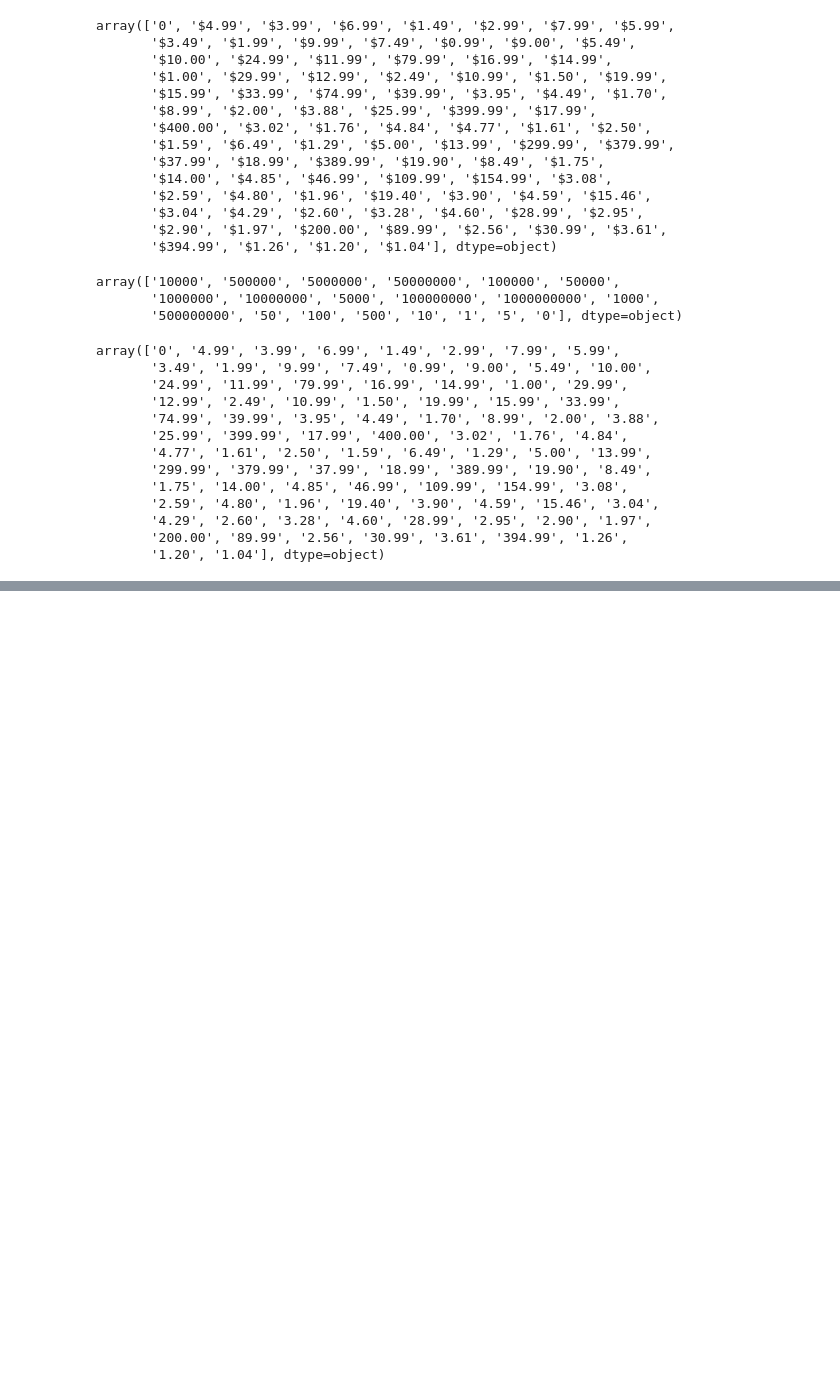
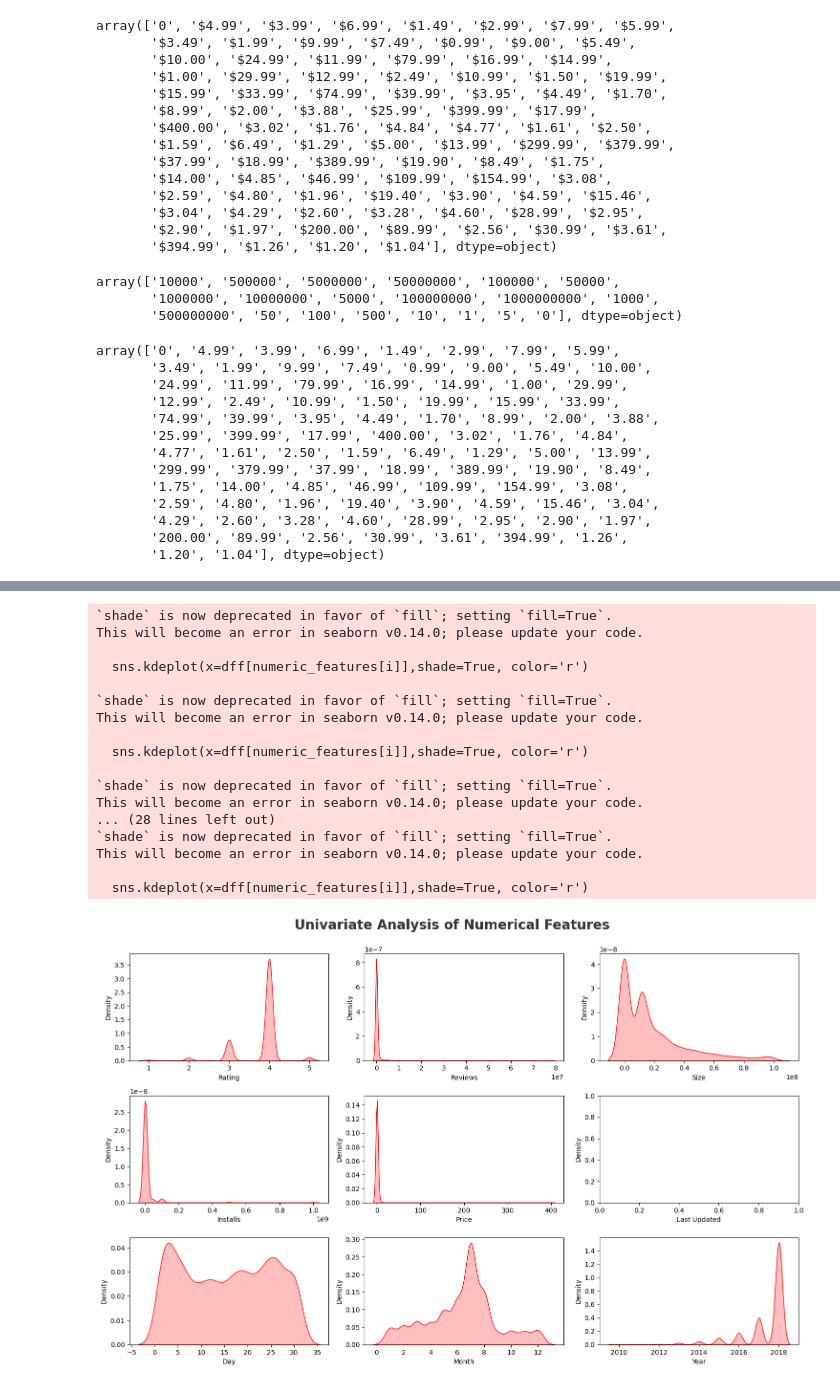
Before and after one commit to BehlimAmaan/Exploratory-Data-Analysis, a Jupyter notebook: EDA and Feature Engineering on Google Play Store Dataset/Google_Play_Store.ipynb, the cells around one changed output, grey strips where cells are left out. Saved outputs shown, nothing was run; the diff lists cells and outputs as text; code cells hidden in the pictures; blank space fills up the shorter version.

```diff
--- a/EDA and Feature Engineering on Google Play Store Dataset/Google_Play_Store.ipynb
+++ b/EDA and Feature Engineering on Google Play Store Dataset/Google_Play_Store.ipynb
@@ -344,7 +340,7 @@ dff['Day'] = dff['Last Updated'].dt.day
 dff['Month'] = dff['Last Updated'].dt.month
 dff['Year'] = dff['Last Updated'].dt.year
 
-dff.drop('Last Updated',inplace=True,axis=1)
+# dff.drop('Last Updated',inplace=True,axis=1)
 # %%
 dff.head()
 # %% [output]
@@ -389,0 +402,2 @@ dff.to_csv('Clean_PlayStore.csv')
+# %%
+dff['Last Updated'] = np.random.randint(len(dff))
@@ -389,0 +429,12 @@ dff.to_csv('Clean_PlayStore.csv')
+# %%
+dff['Rating'] = dff['Rating'].astype(int)
+dff['Reviews'] = dff['Reviews'].astype(int)
+dff['Size'] = dff['Size'].astype(float)
+dff['Installs'] = dff['Installs'].astype(int)
+dff['Price']=dff['Price'].astype(float)
+dff['Rating'] = dff['Rating'].astype(int)
+# %%
+numeric_features = [features for features in dff.columns if dff[features].dtype!='O']
+categorical_features = [feature for feature in dff.columns if dff[feature].dtype =='O']
+
+print(numeric_features,categorical_features)
@@ -389,0 +467,28 @@ dff.to_csv('Clean_PlayStore.csv')
+# %%
+plt.figure(figsize=(15, 15))
+plt.suptitle('Univariate Analysis of Numerical Features', fontsize=20, fontweight='bold', alpha=0.8, y=1.)
+
+for i in range(0, len(numeric_features)):
+    plt.subplot(5, 3, i+1)
+    sns.kdeplot(x=dff[numeric_features[i]],shade=True, color='r')
+    plt.xlabel(numeric_features[i])
+    plt.tight_layout()
+# %% [output]
+`shade` is now deprecated in favor of `fill`; setting `fill=True`.
+This will become an error in seaborn v0.14.0; please update your code.
+
+  sns.kdeplot(x=dff[numeric_features[i]],shade=True, color='r')
+
+`shade` is now deprecated in favor of `fill`; setting `fill=True`.
+This will become an error in seaborn v0.14.0; please update your code.
+
+  sns.kdeplot(x=dff[numeric_features[i]],shade=True, color='r')
+
+`shade` is now deprecated in favor of `fill`; setting `fill=True`.
+This will become an error in seaborn v0.14.0; please update your code.
+... (28 lines left out)
+`shade` is now deprecated in favor of `fill`; setting `fill=True`.
+This will become an error in seaborn v0.14.0; please update your code.
+
+  sns.kdeplot(x=dff[numeric_features[i]],shade=True, color='r')
+[figure, added]
```
Also changed, not shown: parts of 21 cells of this notebook.
